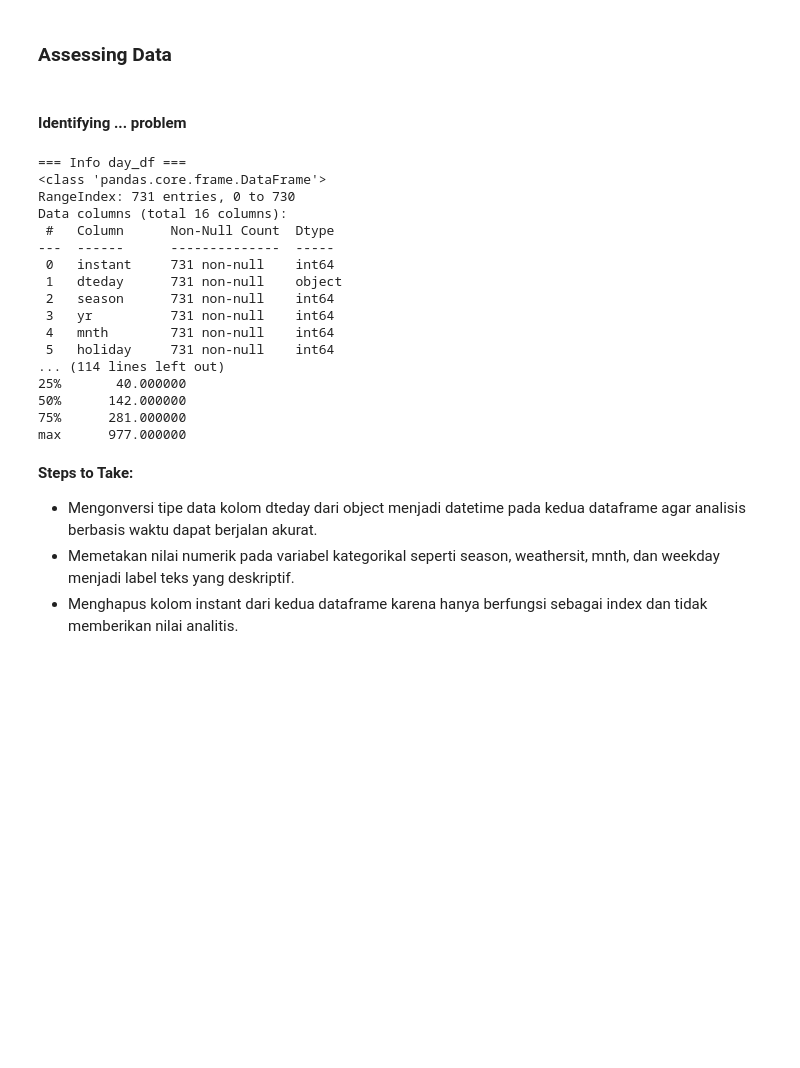
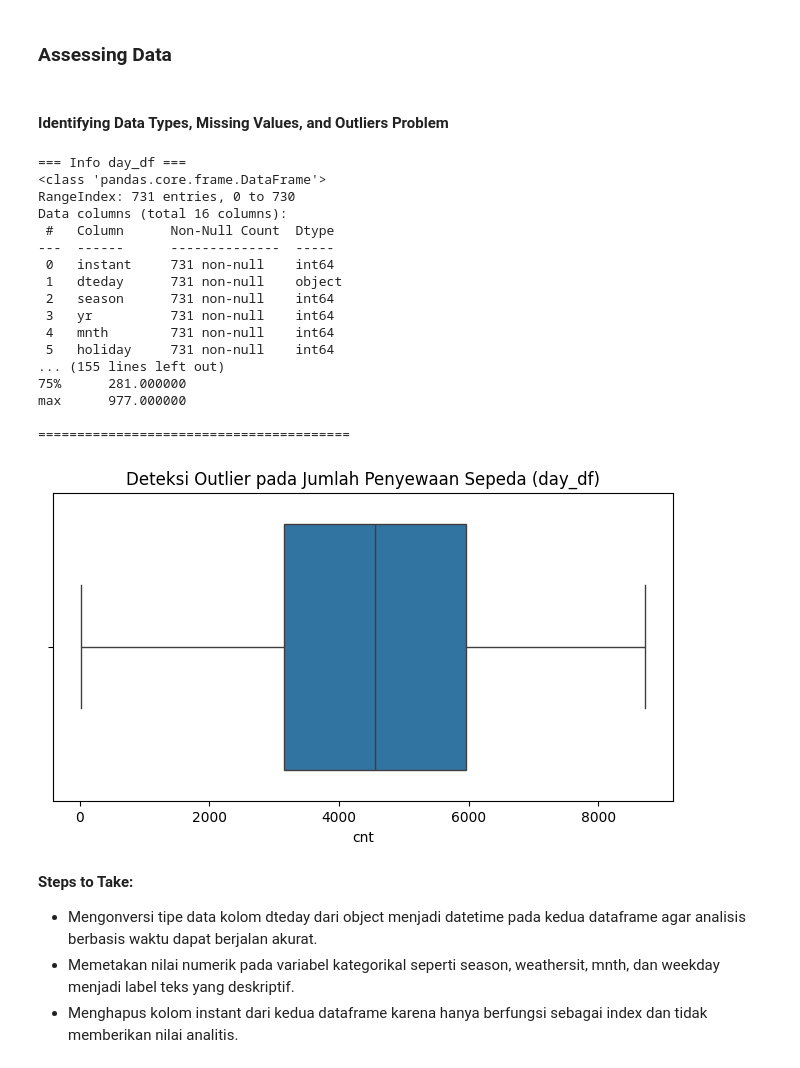
Before and after one commit to aryskurniawan/bike-sharing-dashboard, a Jupyter notebook: submission/notebook.ipynb, the cells around one changed output. Saved outputs shown, nothing was run; the diff lists cells and outputs as text; code cells hidden in the pictures; blank space fills up the shorter version.

```diff
--- a/submission/notebook.ipynb
+++ b/submission/notebook.ipynb
@@ -77,48 +77,66 @@ day_df.head()
 - Kedua dataset siap diproses ke tahap berikutnya, yaitu Assessing Data, untuk memeriksa kualitas data dan menemukan potensi masalah seperti ketidaksesuaian tipe data.
 # %% [markdown]
 ### Assessing Data
-# %% [markdown]
-#### Identifying ... problem
+# %% [markdown]
+#### Identifying Data Types, Missing Values, and Outliers Problem
 # %%
-# Memeriksa struktur tipe data dan missing value pada day_df
+# Memeriksa struktur tipe data pada day_df
 print("=== Info day_df ===")
 day_df.info()
 
 print("\n=== Jumlah Duplikasi day_df ===")
 print(f"Duplikat: {day_df.duplicated().sum()}")
 
+print("\n=== Jumlah Missing Values day_df ===")
+print(day_df.isna().sum())
+
 print("\n=== Ringkasan Parameter Statistik day_df ===")
 print(day_df.describe())
 
 print("\n" + "="*40 + "\n")
 
-# Memeriksa struktur tipe data dan missing value pada hour_df
+# Memeriksa struktur tipe data pada hour_df
 print("=== Info hour_df ===")
 hour_df.info()
 
 print("\n=== Jumlah Duplikasi hour_df ===")
 print(f"Duplikat: {hour_df.duplicated().sum()}")
 
+print("\n=== Jumlah Missing Values hour_df ===")
+print(hour_df.isna().sum())
+
 print("\n=== Ringkasan Parameter Statistik hour_df ===")
 print(hour_df.describe())
+
+print("\n" + "="*40 + "\n")
+
+# Deteksi Outlier menggunakan Boxplot
+import matplotlib.pyplot as plt
+import seaborn as sns
+
+plt.figure(figsize=(8, 4))
+sns.boxplot(x=day_df['cnt'])
+plt.title("Deteksi Outlier pada Jumlah Penyewaan Sepeda (day_df)")
+plt.show()
 # %% [output]
 === Info day_df ===
 <class 'pandas.core.frame.DataFrame'>
 RangeIndex: 731 entries, 0 to 730
 Data columns (total 16 columns):
  #   Column      Non-Null Count  Dtype
 ---  ------      --------------  -----
  0   instant     731 non-null    int64
  1   dteday      731 non-null    object
  2   season      731 non-null    int64
  3   yr          731 non-null    int64
  4   mnth        731 non-null    int64
  5   holiday     731 non-null    int64
-... (114 lines left out)
-25%       40.000000
-50%      142.000000
+... (155 lines left out)
 75%      281.000000
 max      977.000000
+
+========================================
+[figure, added]
 # %% [markdown]
 **Steps to Take:**
 - Mengonversi tipe data kolom dteday dari object menjadi datetime pada kedua dataframe agar analisis berbasis waktu dapat berjalan akurat.
```
Also changed, not shown: parts of 21 cells of this notebook.
